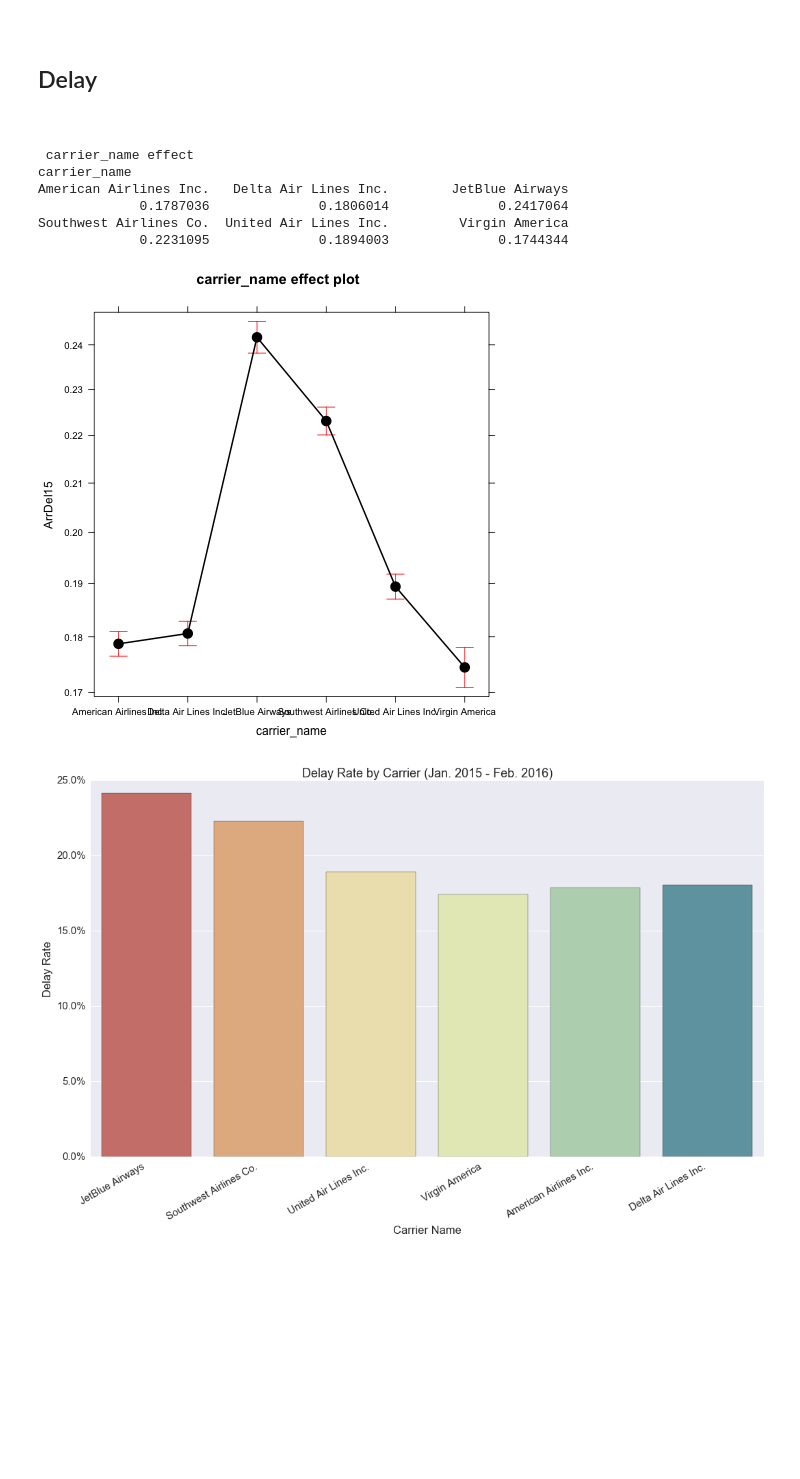
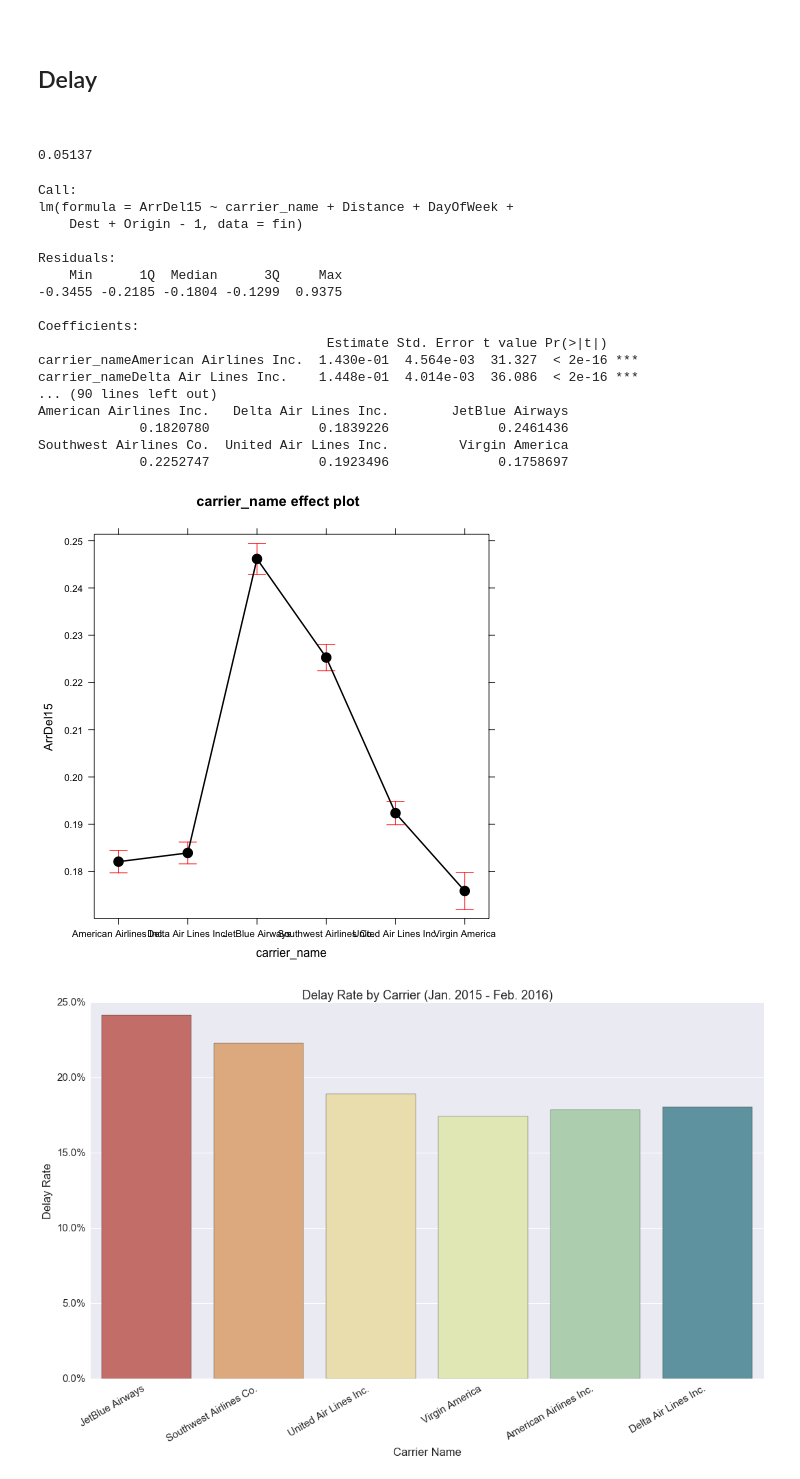
Before and after one commit to dsaber/airline-analysis, a Jupyter notebook: domestic_airline_analysis_final.ipynb, the cells around one changed output. Cells and saved outputs as stored; diff of their text form; code cells hidden in the pictures; blank space fills up the shorter version.

```diff
--- a/domestic_airline_analysis_final.ipynb
+++ b/domestic_airline_analysis_final.ipynb
@@ -337,21 +337,37 @@ fin = df %>% filter(!is.na(ArrDel15))
 ## Delay
 
 <br/>
+# %%
+.06407-.0127
+# %% [output]
+0.05137
 # %%
 %%R
 
-fit = glm(ArrDel15 ~ Distance + DayOfWeek + carrier_name + Dest + Origin, fin, family="binomial")
+fit = lm(ArrDel15 ~ carrier_name + Distance + DayOfWeek + Dest + Origin - 1, fin)
+print(summary(fit))
 delay_effect = effect("carrier_name", fit)
 print(delay_effect)
 plot(delay_effect)
 # %% [output]
- carrier_name effect
-carrier_name
+Call:
+lm(formula = ArrDel15 ~ carrier_name + Distance + DayOfWeek +
+    Dest + Origin - 1, data = fin)
+
+Residuals:
+    Min      1Q  Median      3Q     Max
+-0.3455 -0.2185 -0.1804 -0.1299  0.9375
+
+Coefficients:
+                                     Estimate Std. Error t value Pr(>|t|)
+carrier_nameAmerican Airlines Inc.  1.430e-01  4.564e-03  31.327  < 2e-16 ***
+carrier_nameDelta Air Lines Inc.    1.448e-01  4.014e-03  36.086  < 2e-16 ***
+... (90 lines left out)
 American Airlines Inc.   Delta Air Lines Inc.        JetBlue Airways
-             0.1787036              0.1806014              0.2417064
+             0.1820780              0.1839226              0.2461436
 Southwest Airlines Co.  United Air Lines Inc.         Virgin America
-             0.2231095              0.1894003              0.1744344
+             0.2252747              0.1923496              0.1758697
-[figure, old version]
+[figure, new version]
 # %%
 ao2 = pd.DataFrame({'carrier_name': ['American Airlines Inc.', 'Delta Air Lines Inc.', 'JetBlue Airways',
                                      'Southwest Airlines Co.', 'United Air Lines Inc.', 'Virgin America'],
```
Also changed, not shown: parts of 6 cells of this notebook.
